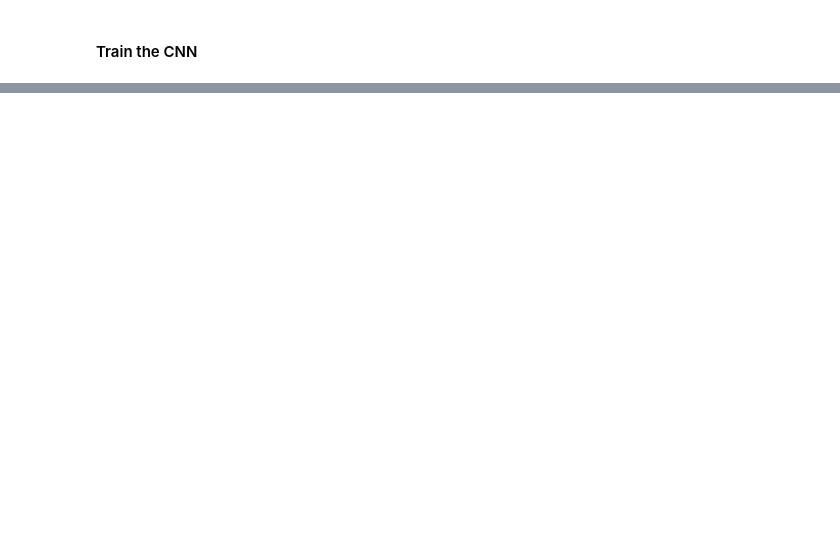
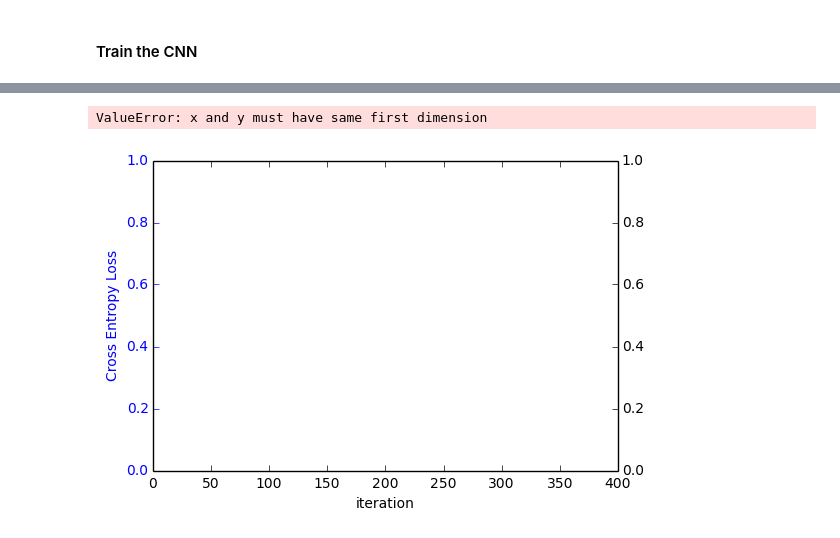
Before and after one commit to shivamdhall/MRIDataHarmonisation, a Jupyter notebook: Development/DIPY_NIBABEL.ipynb, the cells around one changed output, grey strips where cells are left out. Saved outputs shown, nothing was run; the diff lists cells and outputs as text; code cells hidden in the pictures; blank space fills up the shorter version.

```diff
--- a/Development/DIPY_NIBABEL.ipynb
+++ b/Development/DIPY_NIBABEL.ipynb
@@ -521,7 +523,7 @@ from torch.utils.data import DataLoader
 class MRIdataset(Dataset):
     """MRI b=0 dataset for scan1."""
 
-    def __init__(self, inputs, outputs, transform=None):
+    def __init__(self, inputs, outputs, transform=None, size=None):
         """
         Args:
             inputs: Input data
@@ -532,12 +534,19 @@ class MRIdataset(Dataset):
         self.inputs = inputs
         self.outputs = outputs
         self.transform = transform
+        self.size = size
 
     def __len__(self):
-        return self.inputs.shape[3]
+        if not self.size:
+            return self.inputs.shape[3]
+        else:
+            return 1
 
     def __getitem__(self, idx):
-        sample = {'inp': self.inputs[:,:,:,idx], 'out': self.outputs[:,:,:,idx]}
+        if not self.size:
+            sample = {'inp': self.inputs[:,:,:,idx], 'out': self.outputs[:,:,:,idx]}
+        else:
+            sample = {'inp': self.inputs, 'out': self.outputs}
 
         if self.transform:
             sample = self.transform(sample)
@@ -579,7 +588,7 @@ class Pad(object):
 #### Upload the data to pytorch data loaders
 # %%
 training_dataset = MRIdataset(training_inputs, training_outputs, transform=transforms.Compose([To_Tensor()]))
-testing_dataset = MRIdataset(testing_inputs, testing_outputs, transform=transforms.Compose([To_Tensor()]))
+testing_dataset = MRIdataset(testing_inputs, testing_outputs, transform=transforms.Compose([To_Tensor()]), size=1)
 # %%
 trainloader = DataLoader(training_dataset, batch_size=4,
                         shuffle=True, num_workers=2)
@@ -622,9 +641,9 @@ import torch.nn.functional as F
 class Net(nn.Module):
     def __init__(self):
         super(Net, self).__init__()
-        self.conv1 = nn.Conv3d(1, 50, 3, padding=2)
-        self.conv2 = nn.Conv3d(50, 100, 1)
-        self.conv3 = nn.Conv3d(100, 1, 3)
+        self.conv1 = nn.Conv3d(1, 2, 3, padding=2)
+        self.conv2 = nn.Conv3d(2, 2, 1)
+        self.conv3 = nn.Conv3d(2, 1, 3)
 
 
     def forward(self, x):
@@ -648,7 +667,7 @@ Net (
 import torch.optim as optim
 #here we use MSE loss
 criterion = nn.MSELoss(size_average=False) #returns the sum over a mini-batch as opposed to the average
-optimizer = optim.SGD(net.parameters(), lr=0.001, momentum=0.9)
+optimizer = optim.SGD(net.parameters(), lr=0.00000001, momentum=0.9)
 # %%
 #create an array to hold the MSE loss for each iteration
 MSE_losses = []
@@ -699,0 +738,20 @@ print('Finished Training')
+# %%
+fig, ax1 = plt.subplots()
+ax1.plot(range(1,401), MSE_losses, 'b-')
+ax1.set_xlabel('iteration')
+# Make the y-axis label, ticks and tick labels match the line color.
+ax1.set_ylabel('Cross Entropy Loss', color='b')
+ax1.set_ylim([0,1])
+ax1.tick_params('y', colors='b')
+
+ax2 = ax1.twinx()
+ax2.plot(range(1,401), MSE_acc, 'r-')
+ax2.set_ylabel('Accuracy', color='r')
+ax2.set_ylim([0,100])
+ax2.tick_params('y', colors='r')
+
+
+plt.show()
+# %% [output]
+ValueError: x and y must have same first dimension
+[figure, added]
```
Also changed, not shown: parts of 15 cells of this notebook, 1 other file.
